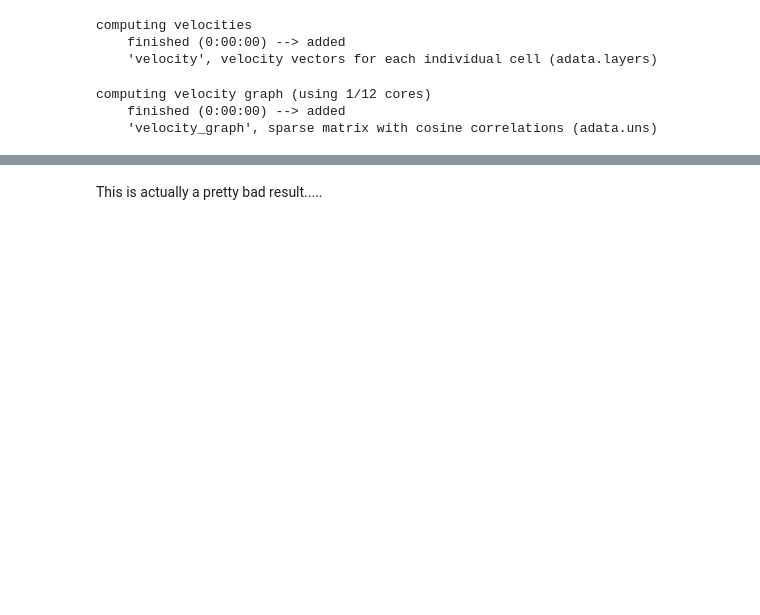
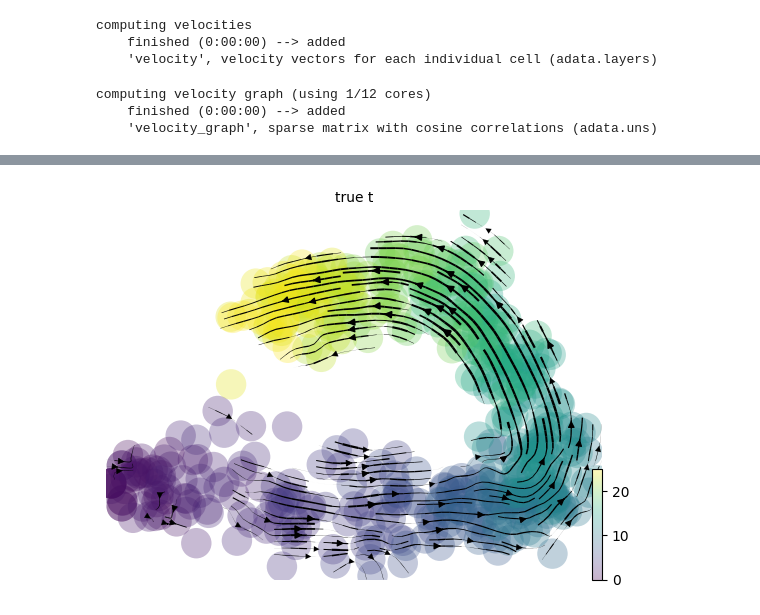
Before and after one commit to linnykos/veloUncertainty, a Jupyter notebook: code/kevin/Writeup6_simulation/Writeup6_good-scvelo_generate.ipynb, the cells around one changed output, grey strips where cells are left out. Cells and saved outputs as stored; diff of their text form; code cells hidden in the pictures; blank space fills up the shorter version.

```diff
--- a/code/kevin/Writeup6_simulation/Writeup6_good-scvelo_generate.ipynb
+++ b/code/kevin/Writeup6_simulation/Writeup6_good-scvelo_generate.ipynb
@@ -145,7 +135,7 @@ AnnData object with n_obs × n_vars = 500 × 100
 S = data2.layers['spliced']
 U = data2.layers['unspliced']
 S_lam = math.e**(math.log(100)*S/np.max(S)) - 1
-U_lam = math.e**(math.log(100)*S/np.max(S)) - 1
+U_lam = math.e**(math.log(100)*U/np.max(U)) - 1
 
 np.random.seed(929)
 S_poi = np.random.poisson(lam=[s for s in S_lam])
@@ -222,2 +212,6 @@ computing velocity embedding
-# %% [markdown]
-This is actually a pretty bad result.....
+# %%
+scv.pl.velocity_embedding_stream(data2,
+                               basis='pca',
+                               color="true_t")
+# %% [output]
+[figure, added]
```
Also changed, not shown: parts of 10 cells of this notebook, 1 other file.
